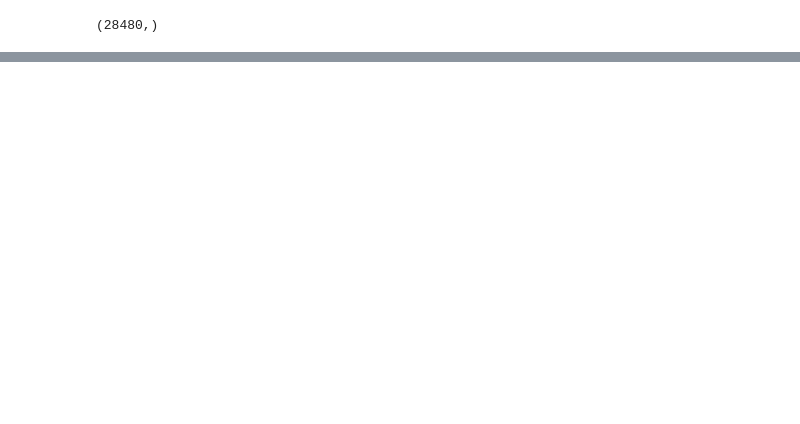
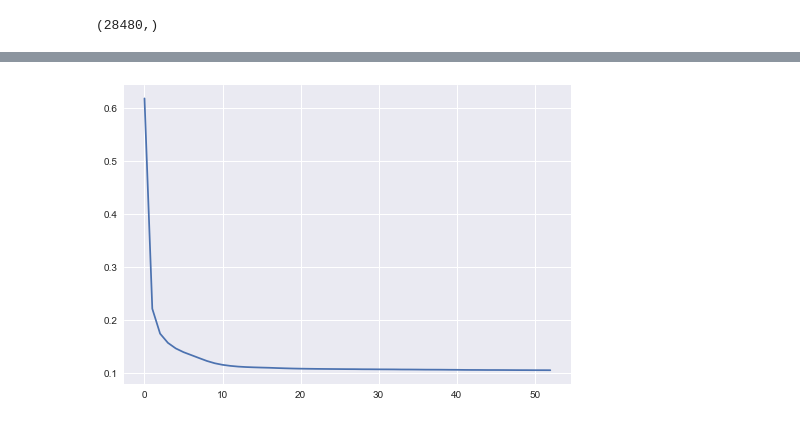
Before and after one commit to bjarnemu/aml2021finalproject, a Jupyter notebook: main.ipynb, the cells around one changed output, grey strips where cells are left out. Saved outputs shown, nothing was run; the diff lists cells and outputs as text; code cells hidden in the pictures; blank space fills up the shorter version.

```diff
--- a/main.ipynb
+++ b/main.ipynb
@@ -198,0 +166,5 @@ plt.legend(loc='lower right')
+# %%
+plt.plot(mlpclassifier.loss_curve_)
+plt.show()
+# %% [output]
+[figure, added]
```
Also changed, not shown: parts of 11 cells of this notebook.
